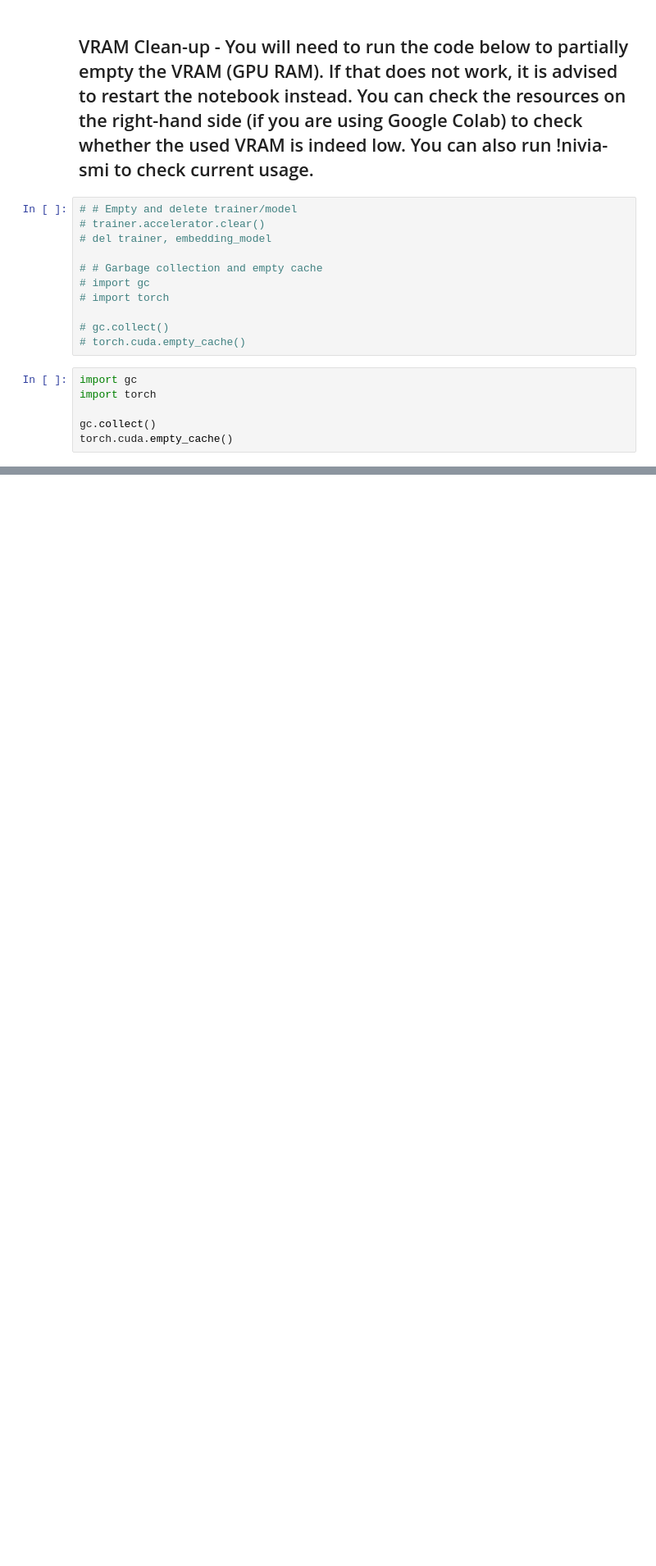
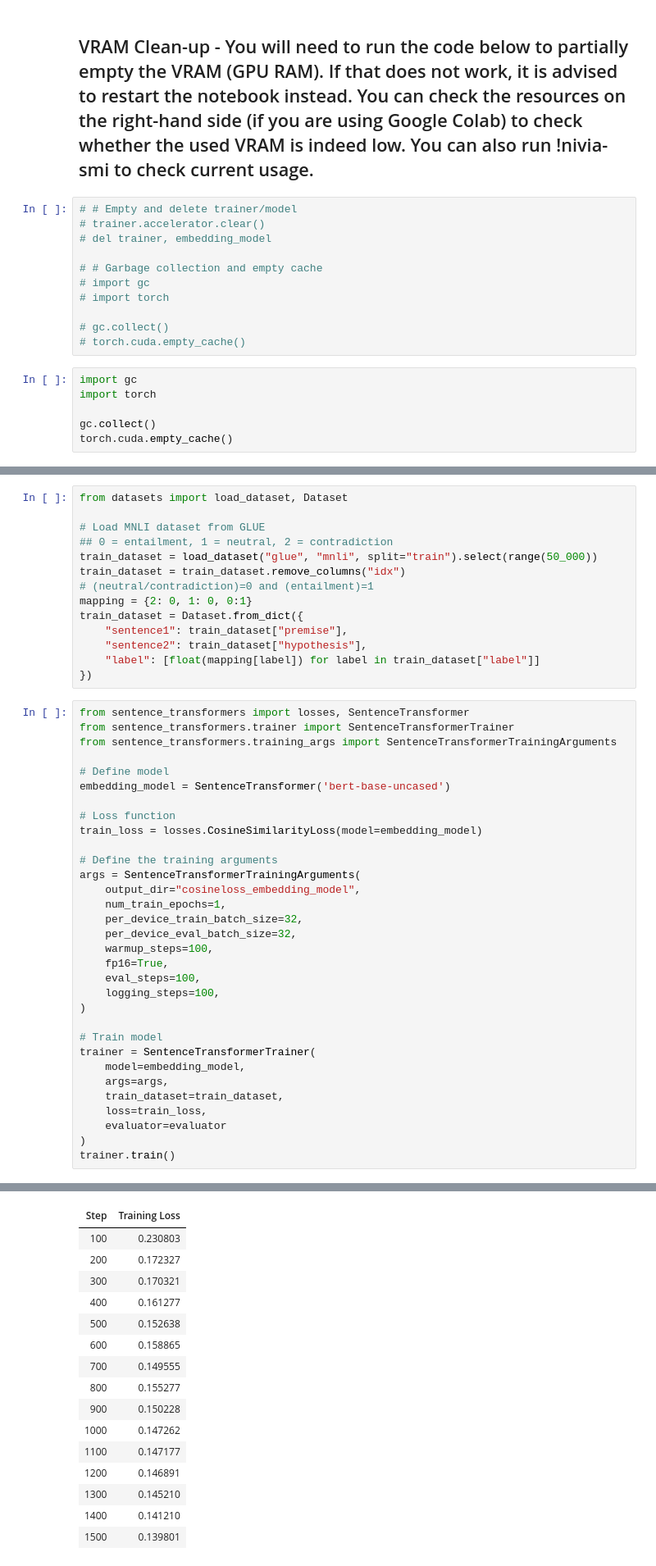
Before and after one commit to bilalox-billy/LLMs-Handson, a Jupyter notebook: notebooks/chapter10.ipynb, the cells around one changed output, grey strips where cells are left out. Shown at 82% size. Saved outputs shown, nothing was run; the diff lists cells and outputs as text; blank space fills up the shorter version.

Commit message:
Train the embedding model using cosine loss function

```diff
--- a/notebooks/chapter10.ipynb
+++ b/notebooks/chapter10.ipynb
@@ -266,0 +279,47 @@ torch.cuda.empty_cache()
+# %%
+from datasets import load_dataset, Dataset
+
+# Load MNLI dataset from GLUE
+## 0 = entailment, 1 = neutral, 2 = contradiction
+train_dataset = load_dataset("glue", "mnli", split="train").select(range(50_000))
+train_dataset = train_dataset.remove_columns("idx")
+# (neutral/contradiction)=0 and (entailment)=1
+mapping = {2: 0, 1: 0, 0:1}
+train_dataset = Dataset.from_dict({
+    "sentence1": train_dataset["premise"],
+    "sentence2": train_dataset["hypothesis"],
+    "label": [float(mapping[label]) for label in train_dataset["label"]]
+})
+# %%
+from sentence_transformers import losses, SentenceTransformer
+from sentence_transformers.trainer import SentenceTransformerTrainer
+from sentence_transformers.training_args import SentenceTransformerTrainingArguments
+
+# Define model
+embedding_model = SentenceTransformer('bert-base-uncased')
+
+# Loss function
+train_loss = losses.CosineSimilarityLoss(model=embedding_model)
+
+# Define the training arguments
+args = SentenceTransformerTrainingArguments(
+    output_dir="cosineloss_embedding_model",
+    num_train_epochs=1,
+    per_device_train_batch_size=32,
+    per_device_eval_batch_size=32,
+    warmup_steps=100,
+    fp16=True,
+    eval_steps=100,
+    logging_steps=100,
+)
+
+# Train model
+trainer = SentenceTransformerTrainer(
+    model=embedding_model,
+    args=args,
+    train_dataset=train_dataset,
+    loss=train_loss,
+    evaluator=evaluator
+)
+trainer.train()
+# %% [output]
@@ -266,0 +340,16 @@ torch.cuda.empty_cache()
+| Step | Training Loss |
+| 100 | 0.230803 |
+| 200 | 0.172327 |
+| 300 | 0.170321 |
+| 400 | 0.161277 |
+| 500 | 0.152638 |
+| 600 | 0.158865 |
+| 700 | 0.149555 |
+| 800 | 0.155277 |
+| 900 | 0.150228 |
+| 1000 | 0.147262 |
+| 1100 | 0.147177 |
+| 1200 | 0.146891 |
+| 1300 | 0.145210 |
+| 1400 | 0.141210 |
+| 1500 | 0.139801 |
```
Also changed, not shown: parts of 7 cells of this notebook, 2 other files.
